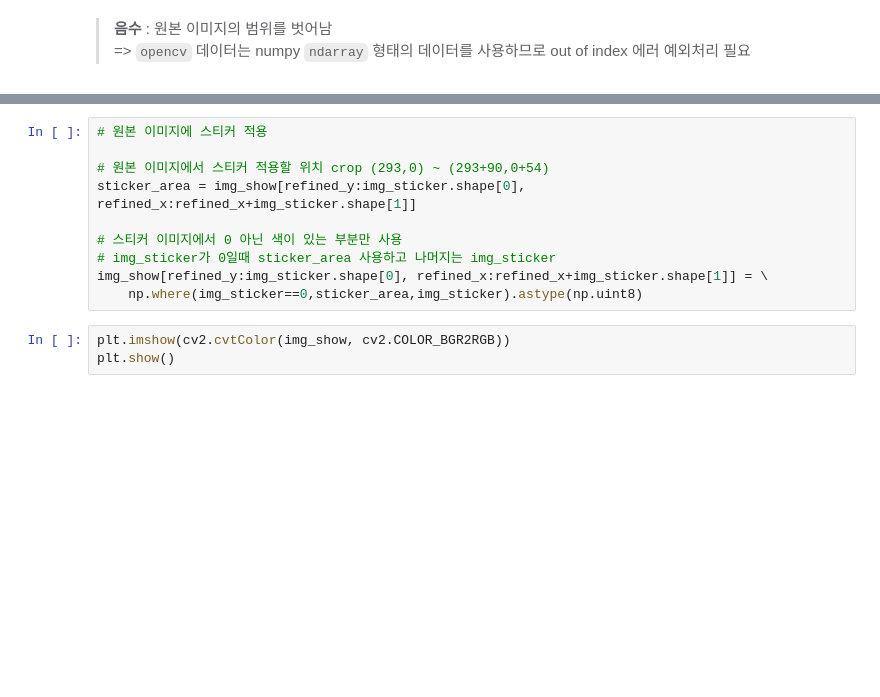
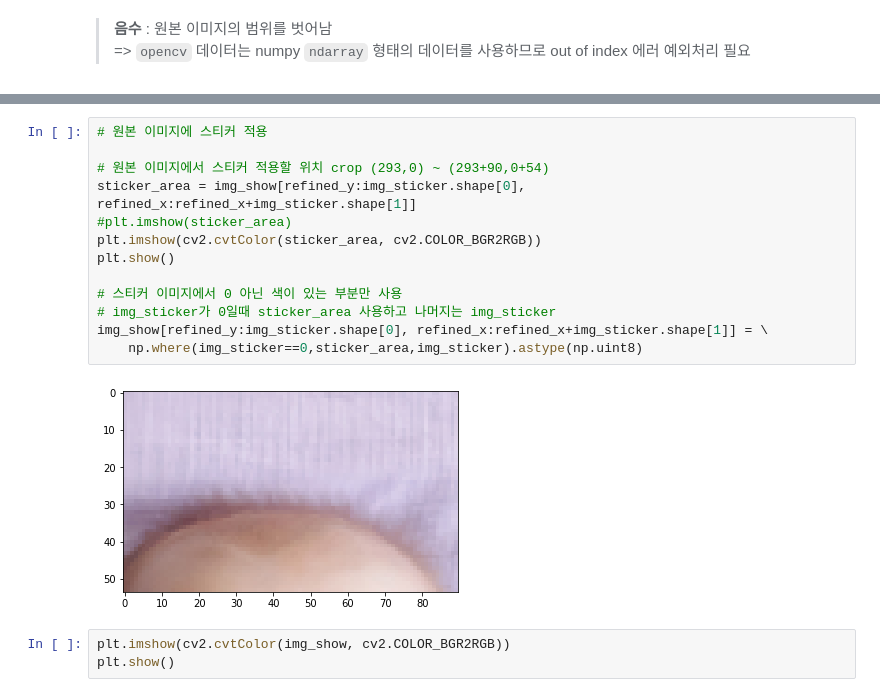
Before and after one commit to kimyeondu/Data-Science, a Jupyter notebook: Exploration/Make_Camera_Sticker_App.ipynb, the cells around one changed output, grey strips where cells are left out. Drawn from its saved outputs; the diff is of its cells as text; blank space fills up the shorter version.

```diff
--- a/Exploration/Make_Camera_Sticker_App.ipynb
+++ b/Exploration/Make_Camera_Sticker_App.ipynb
@@ -261,13 +267,18 @@ print ('(x,y) : (%d,%d)'%(refined_x, refined_y))
 # %%
 # 원본 이미지에 스티커 적용
 
 # 원본 이미지에서 스티커 적용할 위치 crop (293,0) ~ (293+90,0+54)
 sticker_area = img_show[refined_y:img_sticker.shape[0], refined_x:refined_x+img_sticker.shape[1]]
+#plt.imshow(sticker_area)
+plt.imshow(cv2.cvtColor(sticker_area, cv2.COLOR_BGR2RGB))
+plt.show()
 
 # 스티커 이미지에서 0 아닌 색이 있는 부분만 사용
 # img_sticker가 0일때 sticker_area 사용하고 나머지는 img_sticker
 img_show[refined_y:img_sticker.shape[0], refined_x:refined_x+img_sticker.shape[1]] = \
     np.where(img_sticker==0,sticker_area,img_sticker).astype(np.uint8)
+# %% [output]
+[figure, added]
 # %%
 plt.imshow(cv2.cvtColor(img_show, cv2.COLOR_BGR2RGB))
 plt.show()
```
Also changed, not shown: parts of 28 cells of this notebook, 3 other files.
